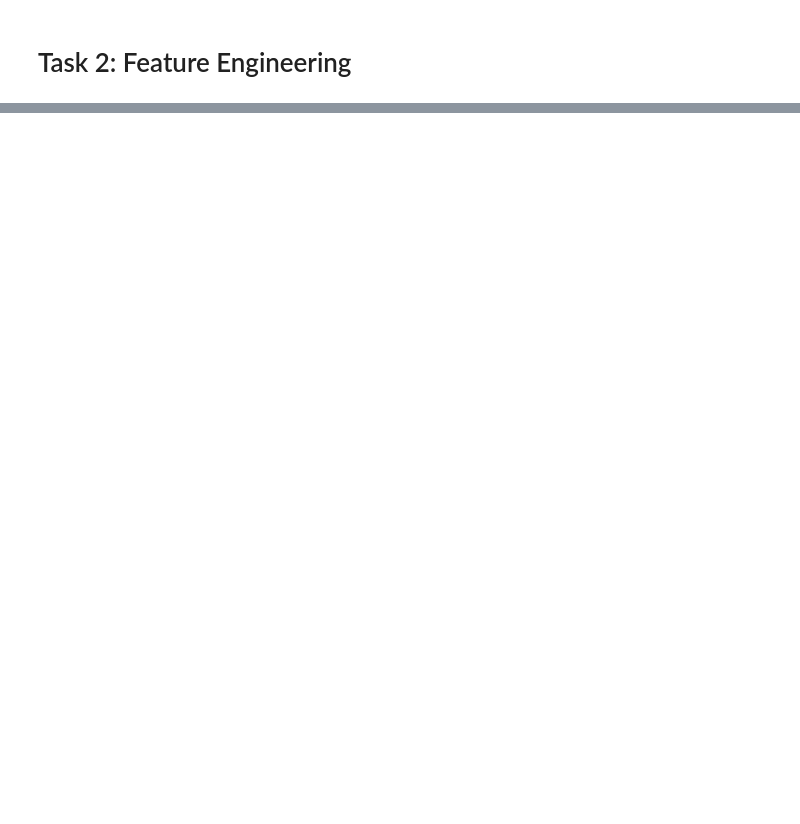
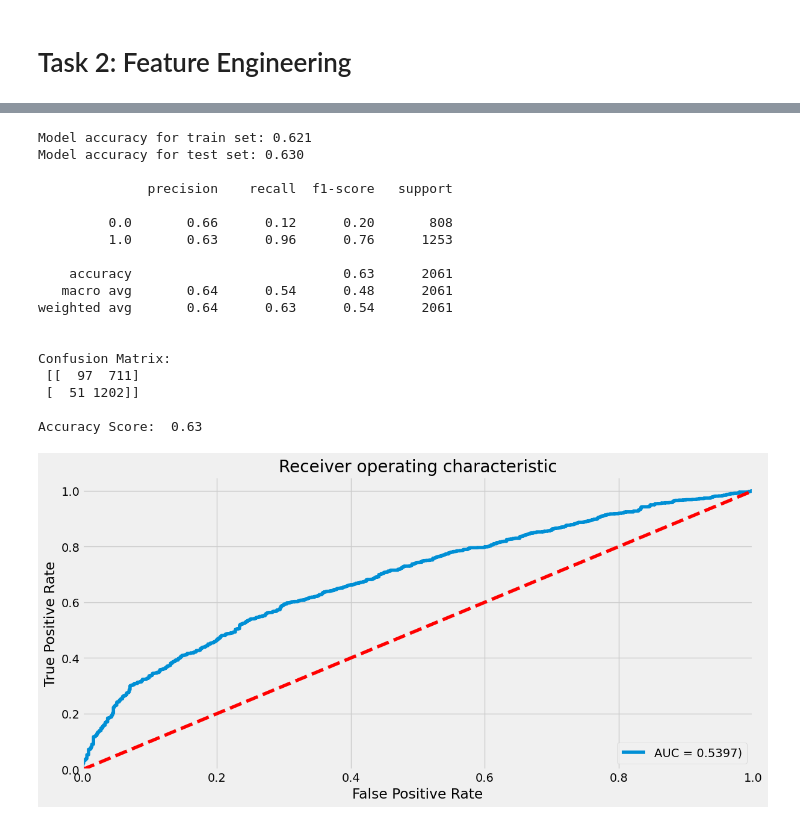
Before and after one commit to trungne/pdf-final-assignment, a Jupyter notebook: pds-hoang-assignment.ipynb, the cells around one changed output, grey strips where cells are left out. Drawn from its saved outputs; the diff is of its cells as text; code cells hidden in the pictures; blank space fills up the shorter version.

Commit message:
chore: feature engineering and split model

```diff
--- a/pds-hoang-assignment.ipynb
+++ b/pds-hoang-assignment.ipynb
@@ -329,6 +354,6 @@ df["OrderCancelled"] = df["Invoice"].map(map_order_cancelled)
 # %%
 def map_international_shipping(row):
-    return 1 if row == "United Kingdom" else 0
+    return 0 if row == "United Kingdom" else 1
 df['International Shipping']= df['Country'].map(map_international_shipping)
 df['International Shipping'].value_counts()
 # %% [output]
@@ -370,0 +450,4 @@ Text(0.5, 1.0, 'Correlation Matrix of Data')
+# %%
+
+X_train, X_test, y_train, y_test = train_test_split(X, y, test_size = 0.3, random_state = 42);
+display(X_train.shape, X_test.shape, y_train.shape, y_test.shape);
@@ -370,0 +459,59 @@ Text(0.5, 1.0, 'Correlation Matrix of Data')
+# %%
+def train_and_plot(model, X_train, y_train, X_test, y_test):
+    model.fit(X_train, y_train)
+
+    print('Model accuracy for train set: {0:.3f}'.format(model.score(X_train, y_train)))
+    print('Model accuracy for test set: {0:.3f}'.format(model.score(X_test, y_test)))
+
+    y_pred = model.predict(X_test)
+
+    # Classification Report
+    print('\n{}'.format(classification_report(y_test, y_pred)))
+
+    # Confusion Matrix
+    cm = confusion_matrix(y_test, y_pred)
+    print('\nConfusion Matrix:\n', cm)
+
+    # Accuracy Score
+    auc = accuracy_score(y_test, y_pred)
+    print('\nAccuracy Score: ', auc.round(3))
+
+    # ROC Curve
+    model_roc_auc = roc_auc_score(y_test, model.predict(X_test))
+    fpr, tpr, thresholds = roc_curve(y_test, model.predict_proba(X_test)[:,1])
+    plt.figure(figsize = (12.8 , 6))
+    plt.plot(fpr, tpr, label = 'AUC = {})'.\
+             format(model_roc_auc.round(4)))
+    plt.plot([0, 1], [0, 1],'r--')
+    plt.xlim([0.0, 1.0])
+    plt.ylim([0.0, 1.05])
+    plt.xlabel('False Positive Rate')
+    plt.ylabel('True Positive Rate')
+    plt.title('Receiver operating characteristic')
+    plt.legend(loc = 'lower right')
+    plt.show()
+
+    return model
+# %%
+LR = LogisticRegression()
+LR_model = train_and_plot(LR, X_train, y_train, X_test, y_test)
+# %% [output]
+Model accuracy for train set: 0.621
+Model accuracy for test set: 0.630
+
+              precision    recall  f1-score   support
+
+         0.0       0.66      0.12      0.20       808
+         1.0       0.63      0.96      0.76      1253
+
+    accuracy                           0.63      2061
+   macro avg       0.64      0.54      0.48      2061
+weighted avg       0.64      0.63      0.54      2061
+
+
+Confusion Matrix:
+ [[  97  711]
+ [  51 1202]]
+
+Accuracy Score:  0.63
+[figure, added]
```
Also changed, not shown: parts of 20 cells of this notebook.
